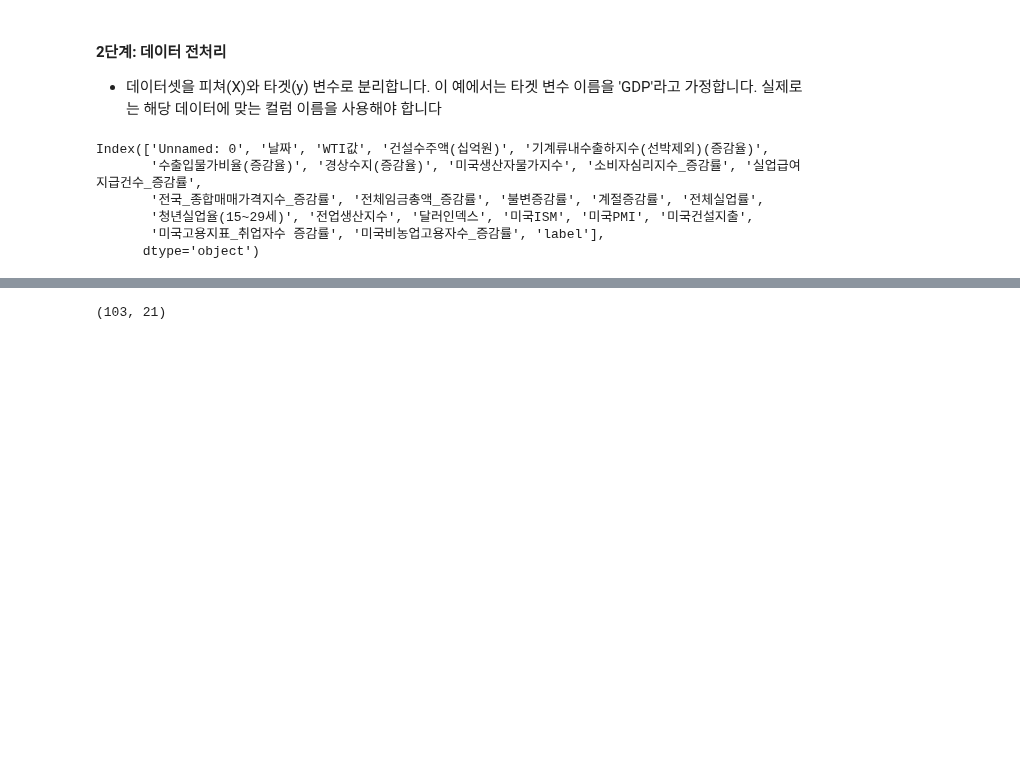
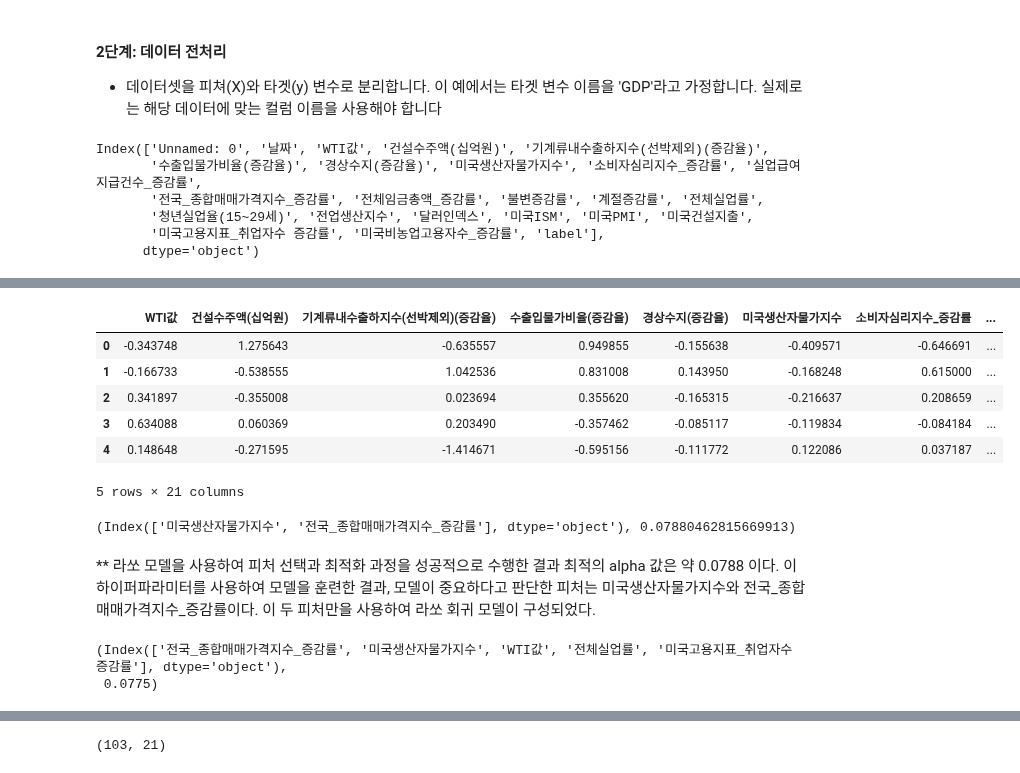
Before and after one commit to kimsierra/vscode, a Jupyter notebook: 2024/ML/프로젝트/LogisticRegression.ipynb, the cells around one changed output, grey strips where cells are left out. Saved outputs shown, nothing was run; the diff lists cells and outputs as text; code cells hidden in the pictures; blank space fills up the shorter version.

```diff
--- a/2024/ML/프로젝트/LogisticRegression.ipynb
+++ b/2024/ML/프로젝트/LogisticRegression.ipynb
@@ -43,0 +214,80 @@ Index(['Unnamed: 0', '날짜', 'WTI값', '건설수주액(십억원)', '기계
+# %%
+from sklearn.preprocessing import StandardScaler
+
+# 타겟 변수와 피처 분리
+X = data.drop(['Unnamed: 0', '날짜', 'label'], axis=1)
+y = data['label']
+
+# 피처 표준화
+scaler = StandardScaler()
+X_scaled = scaler.fit_transform(X)
+
+# 표준화된 피처 데이터프레임 생성
+X_scaled_df = pd.DataFrame(X_scaled, columns=X.columns)
+
+# 표준화된 데이터 확인
+X_scaled_df.head()
+# %% [output]
+|  | WTI값 | 건설수주액(십억원) | 기계류내수출하지수(선박제외)(증감율) | 수출입물가비율(증감율) | 경상수지(증감율) | 미국생산자물가지수 | 소비자심리지수_증감률 | ... |
+| 0 | -0.343748 | 1.275643 | -0.635557 | 0.949855 | -0.155638 | -0.409571 | -0.646691 | ... |
+| 1 | -0.166733 | -0.538555 | 1.042536 | 0.831008 | 0.143950 | -0.168248 | 0.615000 | ... |
+| 2 | 0.341897 | -0.355008 | 0.023694 | 0.355620 | -0.165315 | -0.216637 | 0.208659 | ... |
+| 3 | 0.634088 | 0.060369 | 0.203490 | -0.357462 | -0.085117 | -0.119834 | -0.084184 | ... |
+| 4 | 0.148648 | -0.271595 | -1.414671 | -0.595156 | -0.111772 | 0.122086 | 0.037187 | ... |
+5 rows × 21 columns
+# %%
+from sklearn.linear_model import Lasso
+from sklearn.model_selection import GridSearchCV, train_test_split
+import numpy as np
+
+# 데이터를 훈련 세트와 테스트 세트로 분리
+X_train, X_test, y_train, y_test = train_test_split(X_scaled_df, y, test_size=0.3, random_state=42)
+
+# 라쏘 모델의 파라미터 범위를 설정
+parameters = {'alpha': np.logspace(-4, -0.5, 30)}
+
+# 라쏘 회귀 모델 생성
+lasso = Lasso(max_iter=10000, random_state=42)
+
+# 그리드 서치를 사용하여 최적의 하이퍼파라미터 찾기
+lasso_cv = GridSearchCV(lasso, parameters, cv=5)
+lasso_cv.fit(X_train, y_train)
+
+# 최적의 파라미터
+best_alpha = lasso_cv.best_params_['alpha']
+
+# 최적의 파라미터로 라쏘 모델 훈련
+lasso_best = Lasso(alpha=best_alpha, max_iter=10000, random_state=42)
+lasso_best.fit(X_train, y_train)
+
+# 선택된 피처 출력
+selected_features = X_train.columns[(lasso_best.coef_ != 0)]
+
+selected_features, best_alpha
+# %% [output]
+(Index(['미국생산자물가지수', '전국_종합매매가격지수_증감률'], dtype='object'), 0.07880462815669913)
+# %% [markdown]
+** 라쏘 모델을 사용하여 피처 선택과 최적화 과정을 성공적으로 수행한 결과 최적의 alpha 값은 약 0.0788 이다. 이 하이퍼파라미터를 사용하여 모델을 훈련한 결과, 모델이 중요하다고 판단한 피처는 미국생산자물가지수와 전국_종합매매가격지수_증감률이다. 이 두 피처만을 사용하여 라쏘 회귀 모델이 구성되었다.
+# %%
+# 라쏘 모델의 새로운 파라미터 범위를 설정 (4개 범위)
+new_parameters = {'alpha': np.linspace(0.01, 0.1, 5, 10)}
+
+# 새로운 그리드 서치
+new_lasso_cv = GridSearchCV(lasso, new_parameters, cv=5)
+new_lasso_cv.fit(X_train, y_train)
+
+# 새로운 최적의 파라미터
+new_best_alpha = new_lasso_cv.best_params_['alpha']
+
+# 최적의 파라미터로 새로운 라쏘 모델 훈련
+new_lasso_best = Lasso(alpha=new_best_alpha, max_iter=10000, random_state=42)
+new_lasso_best.fit(X_train, y_train)
+
+# 계수 기준으로 상위 5개 피처 선택
+coefficients = pd.Series(new_lasso_best.coef_, index=X_train.columns)
+top_features = coefficients.abs().sort_values(ascending=False).head(5).index
+
+top_features, new_best_alpha
+# %% [output]
+(Index(['전국_종합매매가격지수_증감률', '미국생산자물가지수', 'WTI값', '전체실업률', '미국고용지표_취업자수 증감률'], dtype='object'),
+ 0.0775)
```
Also changed, not shown: parts of 14 cells of this notebook, 8 other files.
